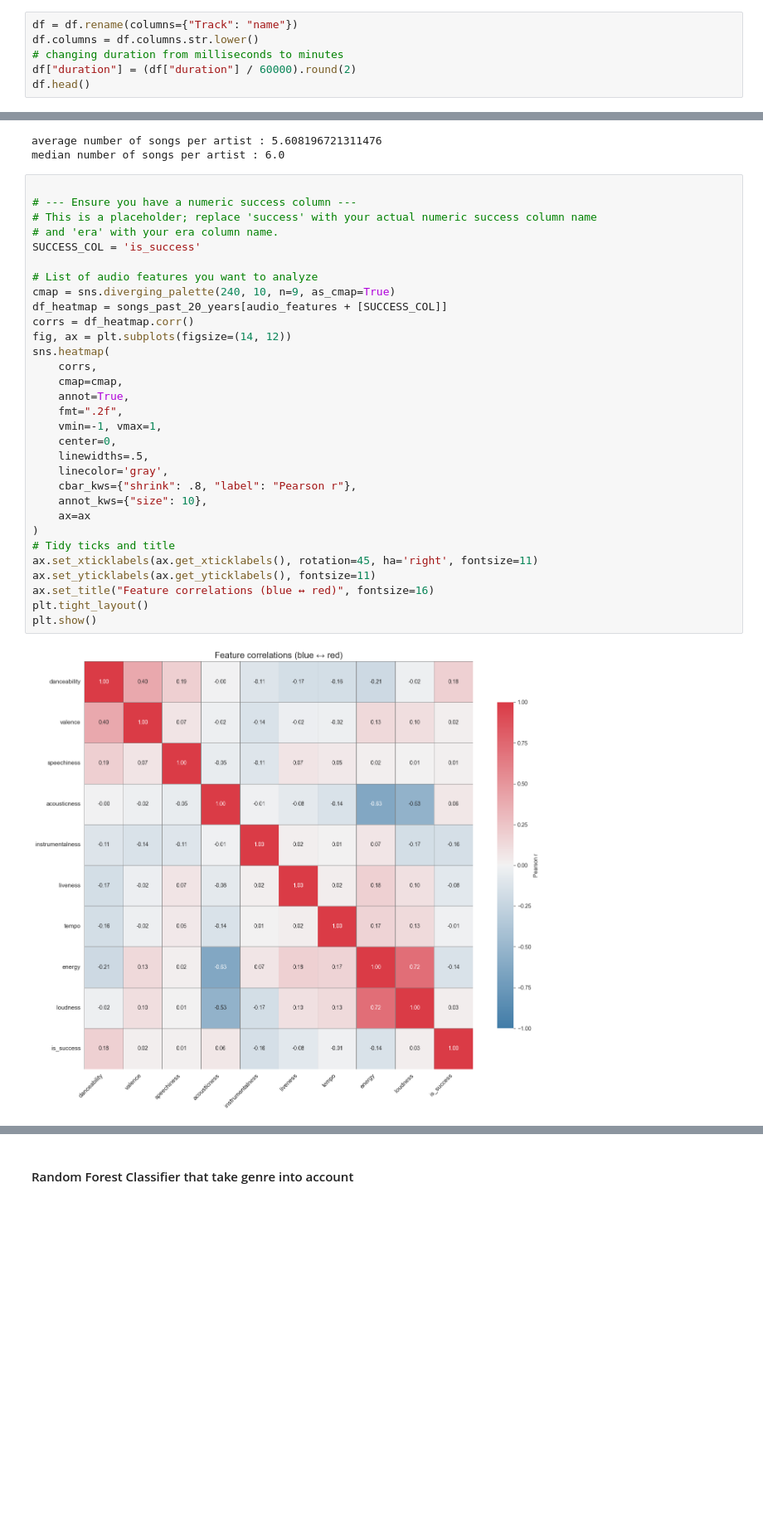
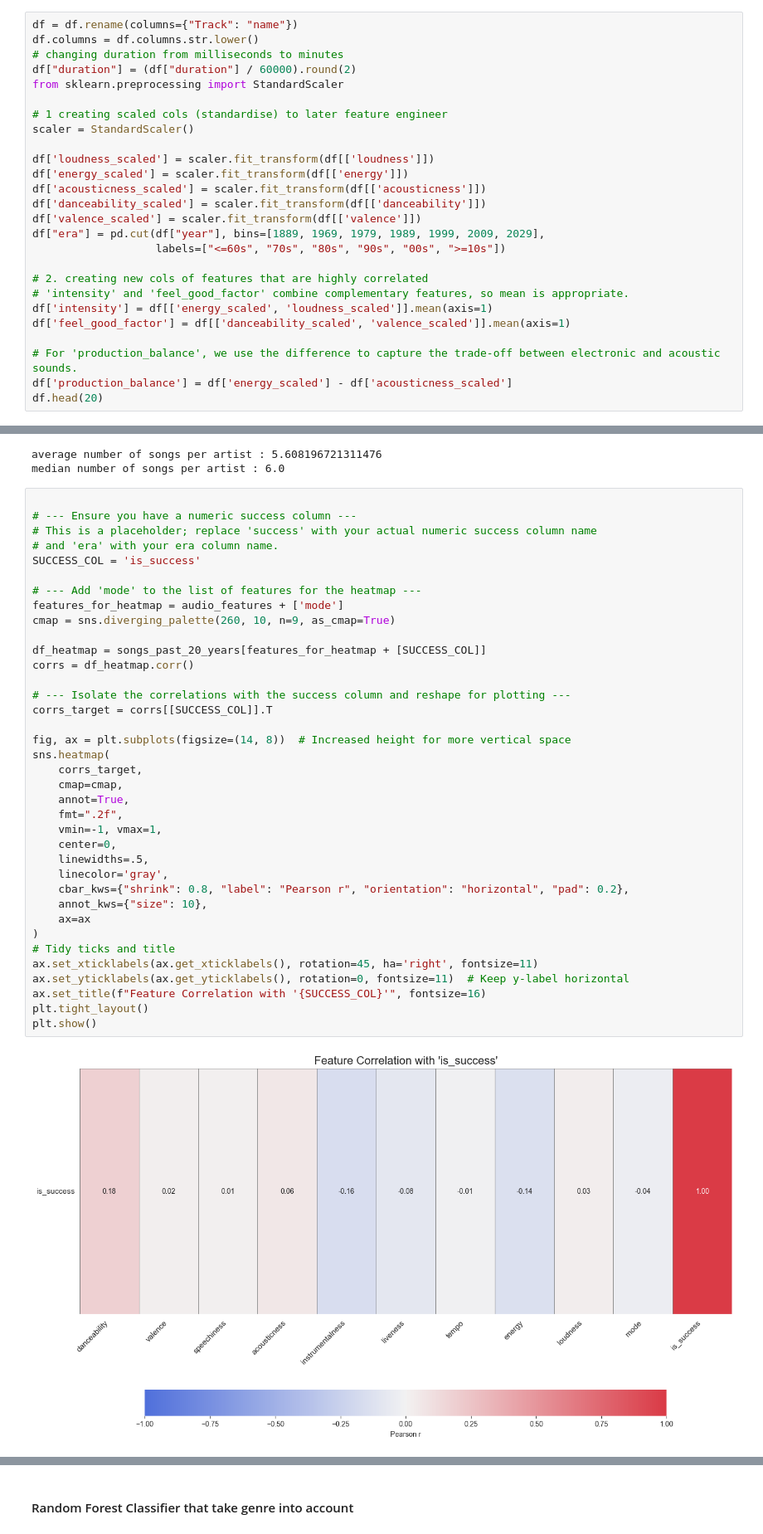
Before and after one commit to ofriK1708/data_science_projects, a Jupyter notebook: music_success_audio_features/researchDataset.ipynb, the cells around one changed output, grey strips where cells are left out. Shown at 83% size. Cells and saved outputs as stored; diff of their text form; blank space fills up the shorter version.

Commit message:
better model - good enough

```diff
--- a/music_success_audio_features/researchDataset.ipynb
+++ b/music_success_audio_features/researchDataset.ipynb
@@ -33,6 +39,26 @@ df = df.rename(columns={"Track": "name"})
 df.columns = df.columns.str.lower()
 # changing duration from milliseconds to minutes
 df["duration"] = (df["duration"] / 60000).round(2)
-df.head()
+from sklearn.preprocessing import StandardScaler
+
+# 1 creating scaled cols (standardise) to later feature engineer
+scaler = StandardScaler()
+
+df['loudness_scaled'] = scaler.fit_transform(df[['loudness']])
+df['energy_scaled'] = scaler.fit_transform(df[['energy']])
+df['acousticness_scaled'] = scaler.fit_transform(df[['acousticness']])
+df['danceability_scaled'] = scaler.fit_transform(df[['danceability']])
+df['valence_scaled'] = scaler.fit_transform(df[['valence']])
+df["era"] = pd.cut(df["year"], bins=[1889, 1969, 1979, 1989, 1999, 2009, 2029],
+                   labels=["<=60s", "70s", "80s", "90s", "00s", ">=10s"])
+
+# 2. creating new cols of features that are highly correlated
+# 'intensity' and 'feel_good_factor' combine complementary features, so mean is appropriate.
+df['intensity'] = df[['energy_scaled', 'loudness_scaled']].mean(axis=1)
+df['feel_good_factor'] = df[['danceability_scaled', 'valence_scaled']].mean(axis=1)
+
+# For 'production_balance', we use the difference to capture the trade-off between electronic and acoustic sounds.
+df['production_balance'] = df['energy_scaled'] - df['acousticness_scaled']
+df.head(20)
 # %% [output]
 |  | name | artist | year | duration | time_signature | danceability | energy | key | loudness | ... |
@@ -154,36 +155,42 @@ median number of songs per artist : 6.0
 # %%
 
 # --- Ensure you have a numeric success column ---
 # This is a placeholder; replace 'success' with your actual numeric success column name
 # and 'era' with your era column name.
 SUCCESS_COL = 'is_success'
 
-# List of audio features you want to analyze
-cmap = sns.diverging_palette(240, 10, n=9, as_cmap=True)
-df_heatmap = songs_past_20_years[audio_features + [SUCCESS_COL]]
+# --- Add 'mode' to the list of features for the heatmap ---
+features_for_heatmap = audio_features + ['mode']
+cmap = sns.diverging_palette(260, 10, n=9, as_cmap=True)
+
+df_heatmap = songs_past_20_years[features_for_heatmap + [SUCCESS_COL]]
 corrs = df_heatmap.corr()
-fig, ax = plt.subplots(figsize=(14, 12))
+
+# --- Isolate the correlations with the success column and reshape for plotting ---
+corrs_target = corrs[[SUCCESS_COL]].T
+
+fig, ax = plt.subplots(figsize=(14, 8))  # Increased height for more vertical space
 sns.heatmap(
-    corrs,
+    corrs_target,
     cmap=cmap,
     annot=True,
     fmt=".2f",
     vmin=-1, vmax=1,
     center=0,
     linewidths=.5,
     linecolor='gray',
-    cbar_kws={"shrink": .8, "label": "Pearson r"},
+    cbar_kws={"shrink": 0.8, "label": "Pearson r", "orientation": "horizontal", "pad": 0.2},
     annot_kws={"size": 10},
     ax=ax
 )
 # Tidy ticks and title
 ax.set_xticklabels(ax.get_xticklabels(), rotation=45, ha='right', fontsize=11)
-ax.set_yticklabels(ax.get_yticklabels(), fontsize=11)
-ax.set_title("Feature correlations (blue ↔ red)", fontsize=16)
+ax.set_yticklabels(ax.get_yticklabels(), rotation=0, fontsize=11)  # Keep y-label horizontal
+ax.set_title(f"Feature Correlation with '{SUCCESS_COL}'", fontsize=16)
 plt.tight_layout()
 plt.show()
 # %% [output]
-[figure, old version]
+[figure, new version]
 # %%
 import seaborn as sns
 import matplotlib.pyplot as plt
```
Also changed, not shown: parts of 19 cells of this notebook.
